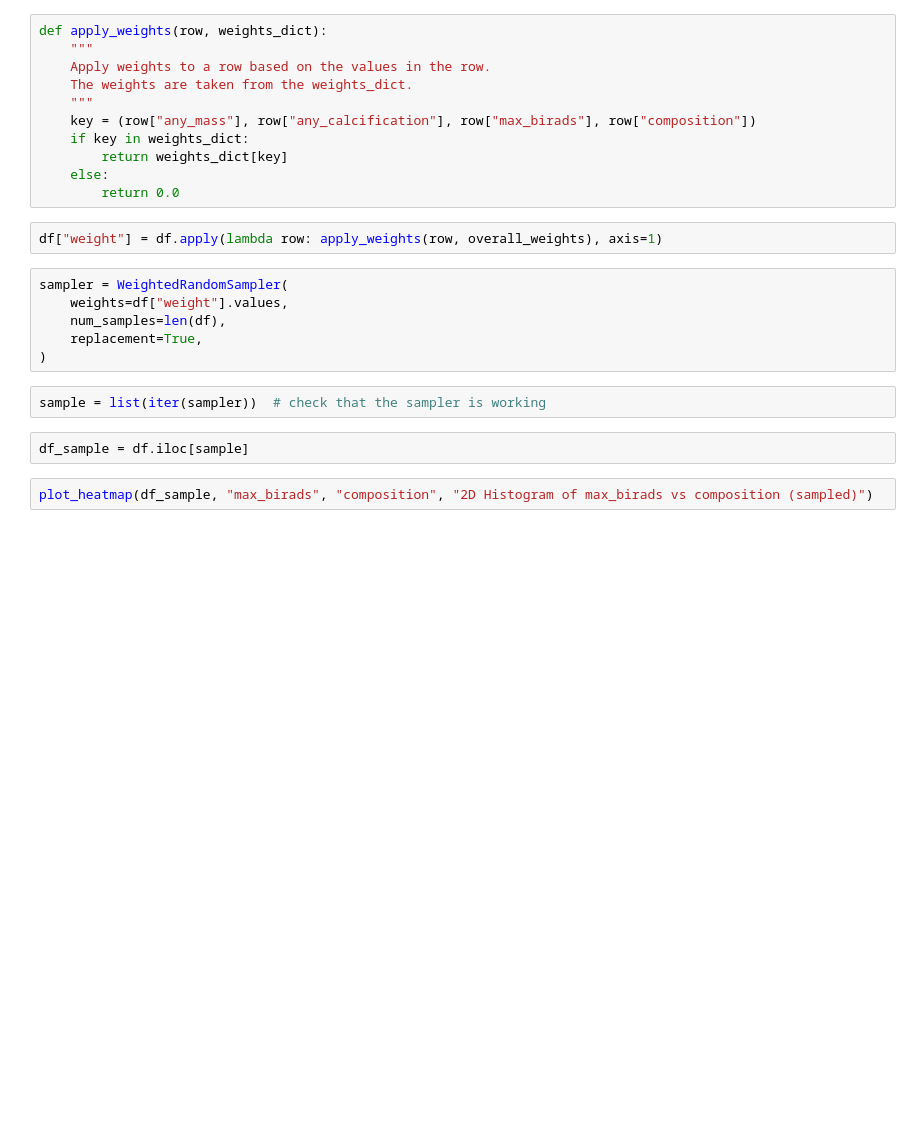
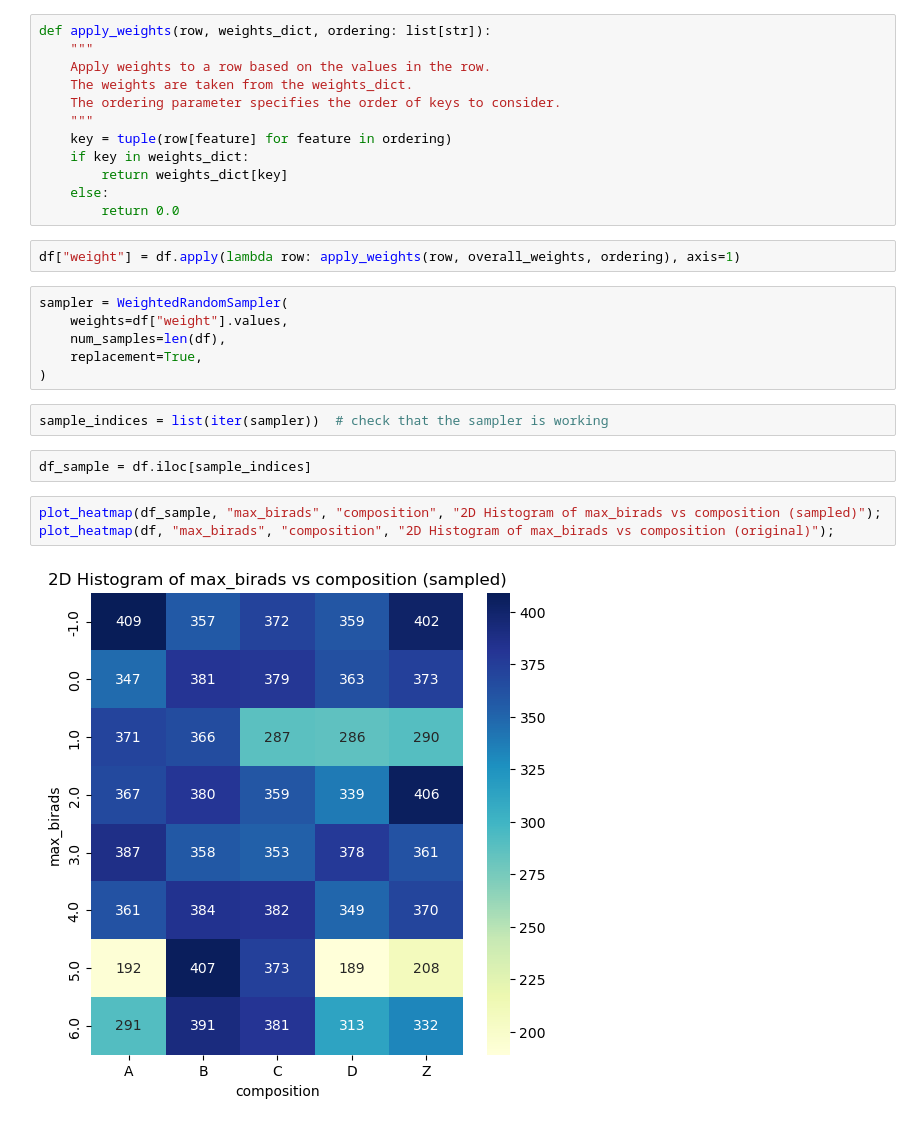
Before and after one commit to mahbodez/MammoCLIP, a Jupyter notebook: sample-weights.ipynb, the cells around one changed output. Drawn from its saved outputs; the diff is of its cells as text; blank space fills up the shorter version.

Commit message:
Added n-dimensional sample weighting to the `sample-weights.ipynb` notebook.

```diff
--- a/sample-weights.ipynb
+++ b/sample-weights.ipynb
@@ -179,16 +222,17 @@ overall_weights
 # %%
-def apply_weights(row, weights_dict):
+def apply_weights(row, weights_dict, ordering: list[str]):
     """
     Apply weights to a row based on the values in the row.
     The weights are taken from the weights_dict.
+    The ordering parameter specifies the order of keys to consider.
     """
-    key = (row["any_mass"], row["any_calcification"], row["max_birads"], row["composition"])
+    key = tuple(row[feature] for feature in ordering)
     if key in weights_dict:
         return weights_dict[key]
     else:
         return 0.0
 # %%
-df["weight"] = df.apply(lambda row: apply_weights(row, overall_weights), axis=1)
+df["weight"] = df.apply(lambda row: apply_weights(row, overall_weights, ordering), axis=1)
 # %%
 sampler = WeightedRandomSampler(
     weights=df["weight"].values,
@@ -196,8 +240,11 @@ sampler = WeightedRandomSampler(
     replacement=True,
 )
 # %%
-sample = list(iter(sampler))  # check that the sampler is working
+sample_indices = list(iter(sampler))  # check that the sampler is working
 # %%
-df_sample = df.iloc[sample]
+df_sample = df.iloc[sample_indices]
 # %%
-plot_heatmap(df_sample, "max_birads", "composition", "2D Histogram of max_birads vs composition (sampled)")
+plot_heatmap(df_sample, "max_birads", "composition", "2D Histogram of max_birads vs composition (sampled)");
+plot_heatmap(df, "max_birads", "composition", "2D Histogram of max_birads vs composition (original)");
+# %% [output]
+[figure, added]
```
Also changed, not shown: parts of 23 cells of this notebook.
